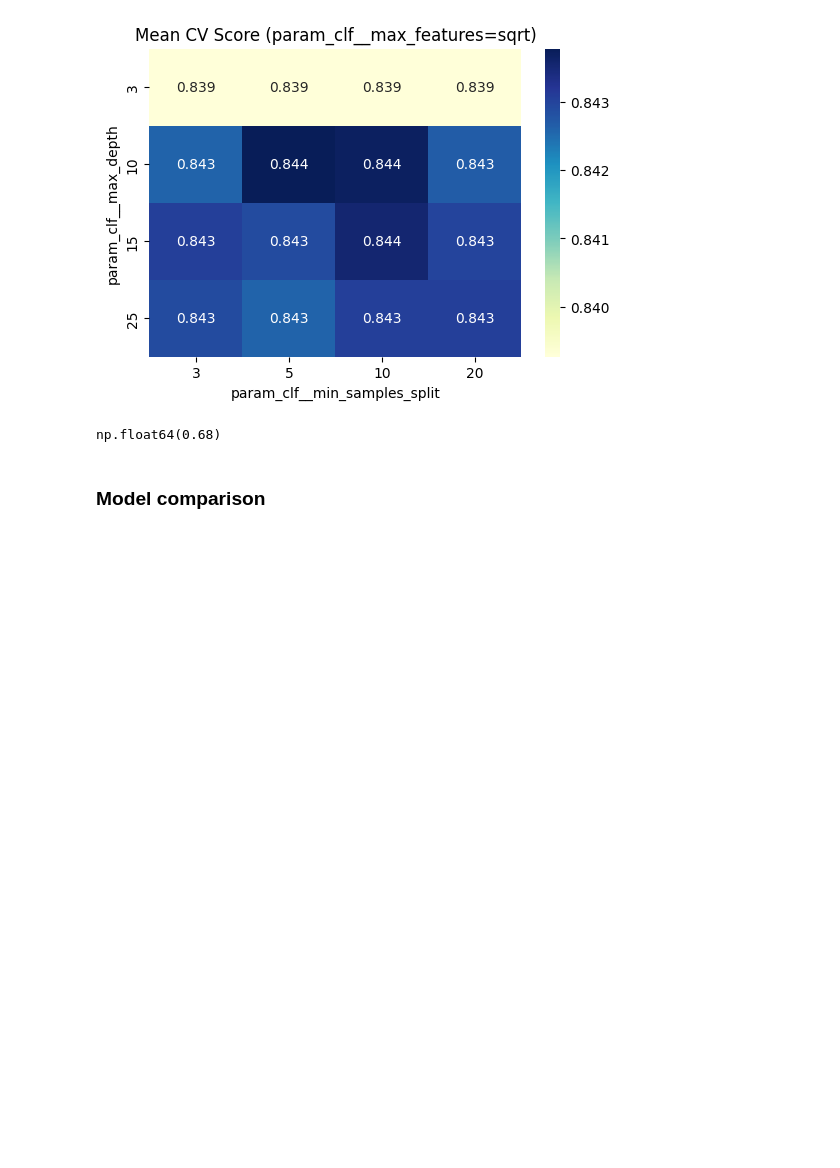
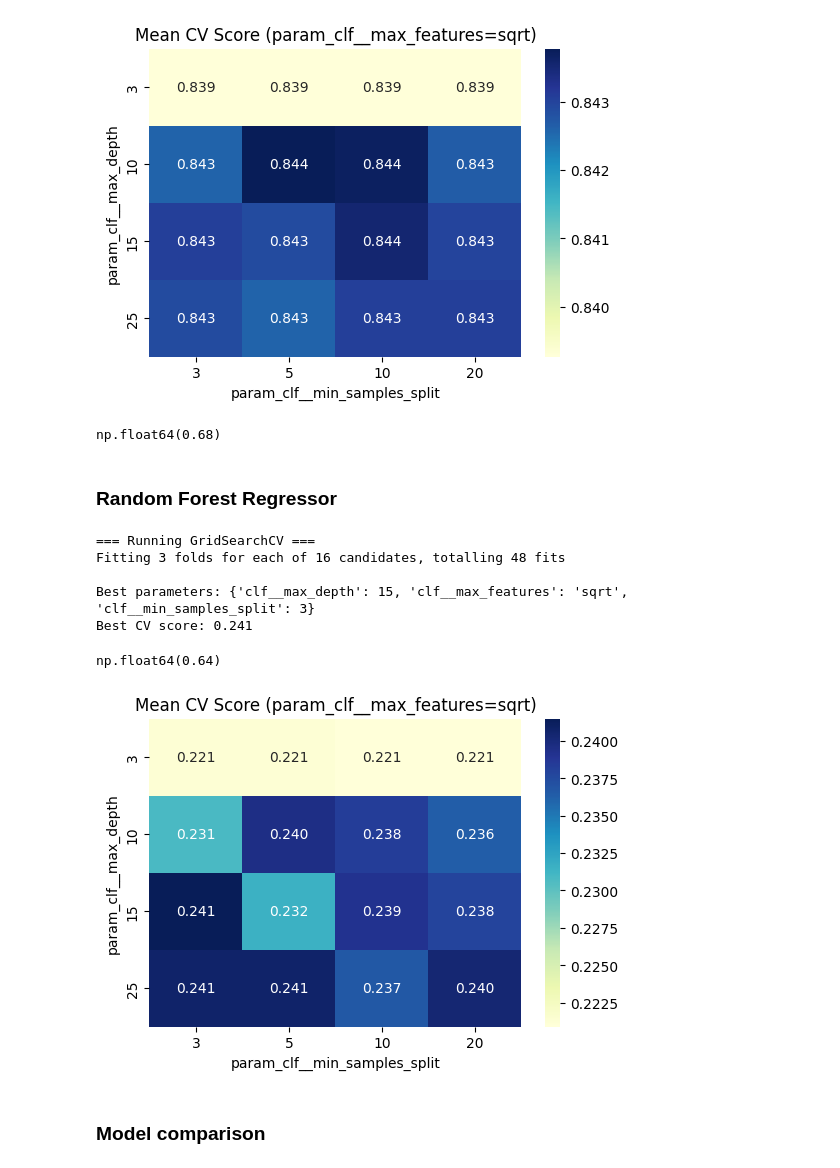
Before and after one commit to DovydasVe/article_popularity_prediction, a Jupyter notebook: prototype.ipynb, the cells around one changed output. Saved outputs shown, nothing was run; the diff lists cells and outputs as text; code cells hidden in the pictures; blank space fills up the shorter version.

Commit message:
Added RF regressor Is there like a method to do commit comments properley? love, Radin

```diff
--- a/prototype.ipynb
+++ b/prototype.ipynb
@@ -362,7 +362,7 @@ randomForest_param_grid = {
 randomForest_grid = GridSearchCV(
     estimator=randomForest_pipeline,
     param_grid=randomForest_param_grid,
-    scoring=top10pct_scorer,
+    scoring=topk_scorer,
     # scoring='average_precision',
     cv=cv,
     n_jobs=-1,
@@ -415,7 +415,7 @@ randomForest_underSample_param_grid = {
 randomForest_underSample_grid = GridSearchCV(
     estimator=randomForest_underSample_pipeline,
     param_grid=randomForest_underSample_param_grid,
-    scoring=top10pct_scorer,
+    scoring=topk_scorer,
     # scoring='average_precision',
     cv=cv,
     n_jobs=-1,
@@ -470,7 +470,7 @@ randomForest_smote_param_grid = {
 randomForest_smote_grid = GridSearchCV(
     estimator=randomForest_smote_pipeline,
     param_grid=randomForest_smote_param_grid,
-    scoring=top10pct_scorer,
+    scoring=topk_scorer,
     # scoring='average_precision',
     cv=cv,
     n_jobs=-1,
@@ -506,6 +504,61 @@ hit_list = fetch_top_predictions(top3_list, X_test_sets, y_test_sets_class, y_te
 np.average(hit_list)
 # %% [output]
 np.float64(0.68)
+# %% [markdown]
+### **Random Forest Regressor**
+# %%
+
+randomForest_regressor_pipeline = ImbPipeline(steps=[
+    ("resample", SMOTETomek(sampling_strategy=0.3, random_state=42)),
+    ('clf', RandomForestRegressor(200,random_state=42))
+])
+
+
+randomForest_regressor_param_grid = {
+    'clf__max_depth': [3, 10, 15, 25],
+    'clf__min_samples_split': [3, 5, 10, 20],
+    'clf__max_features': ['sqrt']
+}
+
+randomForest_regressor_grid = GridSearchCV(
+    estimator=randomForest_regressor_pipeline,
+    param_grid=randomForest_regressor_param_grid,
+    scoring=topk_regression_scorer,
+    # scoring='average_precision',
+    cv=cv,
+    n_jobs=-1,
+    verbose=1
+)
+
+
+print("\n=== Running GridSearchCV ===")
+randomForest_regressor_grid.fit(X_train, y_train_class)
+print("\nBest parameters:", randomForest_regressor_grid.best_params_)
+print("Best CV score:", round(randomForest_regressor_grid.best_score_, 3))
+cv_collector['rf']['regression'] = round(randomForest_regressor_grid.best_score_, 3)
+# %% [output]
+=== Running GridSearchCV ===
+Fitting 3 folds for each of 16 candidates, totalling 48 fits
+
+Best parameters: {'clf__max_depth': 15, 'clf__max_features': 'sqrt', 'clf__min_samples_split': 3}
+Best CV score: 0.241
+# %%
+best_model = randomForest_regressor_grid.best_estimator_
+
+top3_list = make_top_3(best_model, X_test_sets, y_test_sets_class,regression = True)
+hit_list = fetch_top_predictions(top3_list, X_test_sets, y_test_sets_class, y_test_sets_reg_log)
+
+np.average(hit_list)
+# %% [output]
+np.float64(0.64)
+# %%
+# cv_results_df = pd.DataFrame(standard_grid.cv_results_)
+# print(cv_results_df.columns)
+
+visualise_gridsearch(pd.DataFrame(randomForest_regressor_grid.cv_results_),
+                     'param_clf__max_depth', 'param_clf__min_samples_split', 'param_clf__max_features')
+# %% [output]
+[figure, added]
 # %% [markdown]
 ### **Model comparison**
 # %%
```
Also changed, not shown: parts of 2 cells of this notebook.
